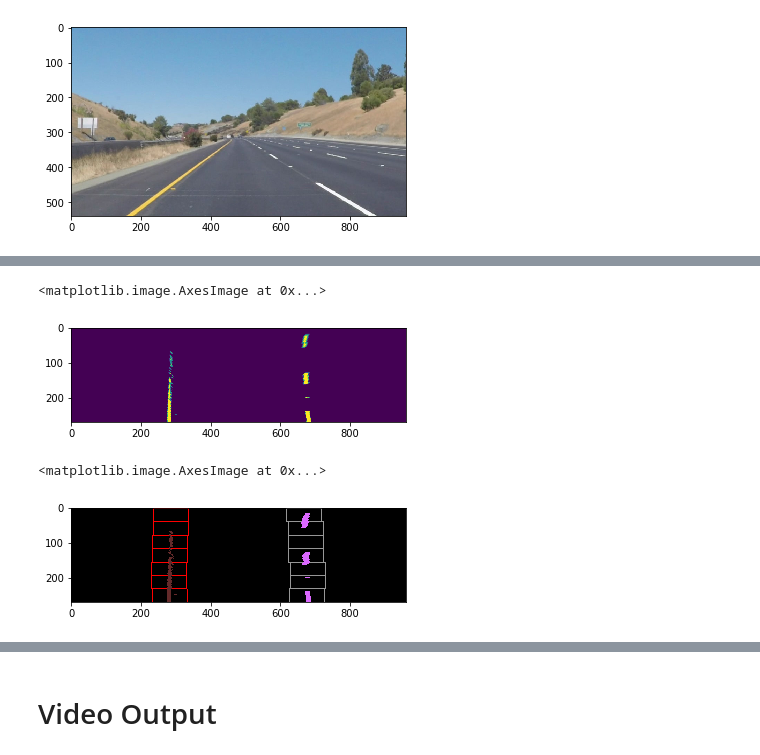
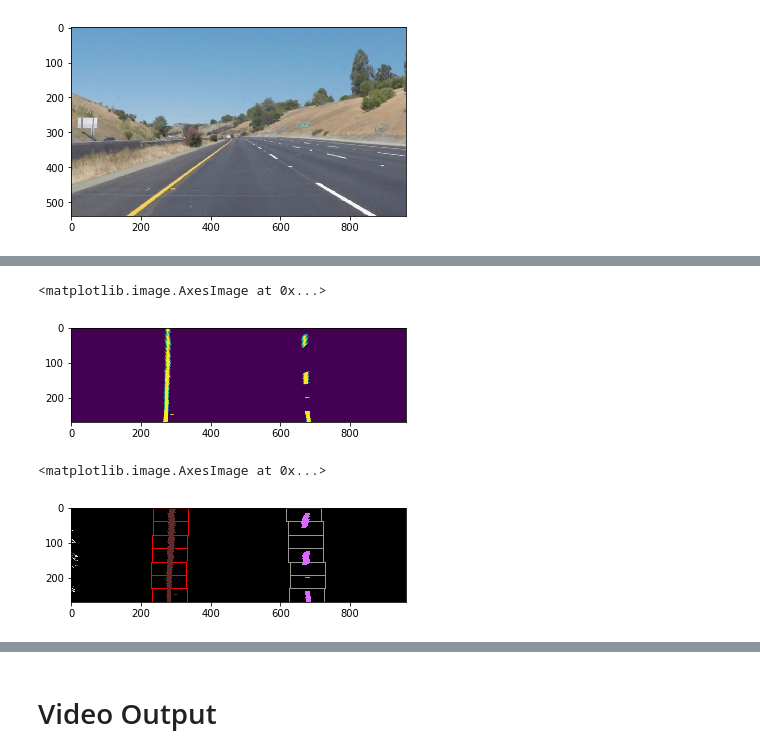
Before and after one commit to da7th/CarND-P1, a Jupyter notebook: Real-time attempt.ipynb, the cells around one changed output, grey strips where cells are left out. Saved outputs shown, nothing was run; the diff lists cells and outputs as text; code cells hidden in the pictures.

```diff
--- a/Real-time attempt.ipynb
+++ b/Real-time attempt.ipynb
@@ -6,0 +45,3 @@ import cv2
+# %%
+#perform the calibration after getting the obj and img points
+ret, mtx, dist, rvecs, tvecs = cv2.calibrateCamera(objpoints, imgpoints, gray.shape[::-1], None, None)
@@ -7,3 +113,11 @@ import cv2
+# %%
+#undistort image function
+
+M = np.load("M_calibration_data.npy")
+
+def undistort_img(img):
+    undist = cv2.undistort(img, mtx, dist, None, mtx)
+    return undist
 # %%
 #reading in an image
 test_image = mpimg.imread('test_images/solidYellowCurve2.jpg')
@@ -55,5 +168,5 @@ interact(color_thresh_exp,img=fixed(test_image), r=(0,255,10), g=(0,255,10), b=(
 # %%
-def color_thresh(img, r=190, g=200, b=110):
+def color_thresh(img, r=190, g=150, b=110):
 
     horizon = int((img.shape[0]/2))
 
@@ -176,36 +289,41 @@ def persp_warp(img,
                 dst4x=280,
                 dst1y=270,
                 dst2y=270,
                 dst3y=0,
                 dst4y=0,
               ):
 
 
     #obtain and set the source points based on the given ratios
     src = np.float32([[img.shape[1]*(src1x/960),img.shape[0]*(src1y/270)],
                       [img.shape[1]*(src2x/960),img.shape[0]*(src2y/270)],
                       [img.shape[1]*(src3x/960),img.shape[0]*(src3y/270)],
                       [img.shape[1]*(src4x/960),img.shape[0]*(src4y/270)]])
 
     #obtain and set the destination points based on the given ratios
     dst = np.float32([[img.shape[1]*(dst1x/960),img.shape[0]*(dst1y/270)],
                       [img.shape[1]*(dst2x/960),img.shape[0]*(dst2y/270)],
                       [img.shape[1]*(dst3x/960),img.shape[0]*(dst3y/270)],
                       [img.shape[1]*(dst4x/960),img.shape[0]*(dst4y/270)]])
 
 
     M = cv2.getPerspectiveTransform(src, dst)
 
+    Minv = cv2.getPerspectiveTransform(dst, src)
+
     dsize = (img.shape[1], img.shape[0])
 
     warped = cv2.warpPerspective(img, M, dsize, flags=cv2.INTER_LINEAR)
 
-    return warped
+    return warped, Minv
 
-plt.imshow(persp_warp(color_thresh(test_image)))
+
+warped, Minv = persp_warp(color_thresh(undistort_img(test_image)))
+
+plt.imshow(warped)
 # %% [output]
 <matplotlib.image.AxesImage at 0x...>
-[figure, old version]
+[figure, new version]
 # %%
 def lane_search(img, draw_boxes=True):
 
@@ -320,13 +438,13 @@ def lane_search(img, draw_boxes=True):
 #     plt.show()
 
 
-    return out_img
+    return out_img, left_fitx, right_fitx, ploty, left_fit, right_fit
 
 
+out_img, left_fitx, right_fitx, ploty, left_fit, right_fit = lane_search(persp_warp(color_thresh(test_image))[0])
 
 
-
-plt.imshow(lane_search(persp_warp(color_thresh(test_image))))
+plt.imshow(out_img)
 # %% [output]
 <matplotlib.image.AxesImage at 0x...>
-[figure, old version]
+[figure, new version]
```
Also changed, not shown: parts of 15 cells of this notebook, 1 other file.
